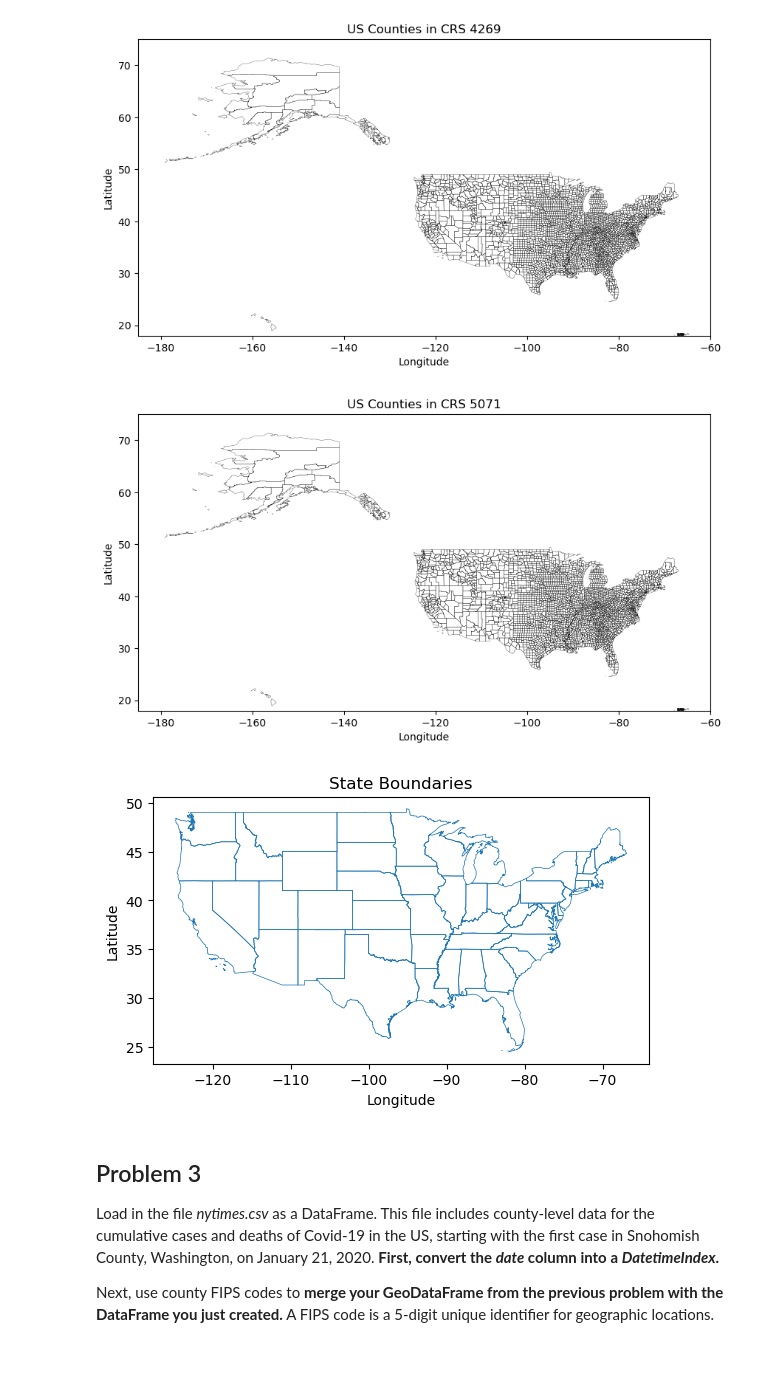
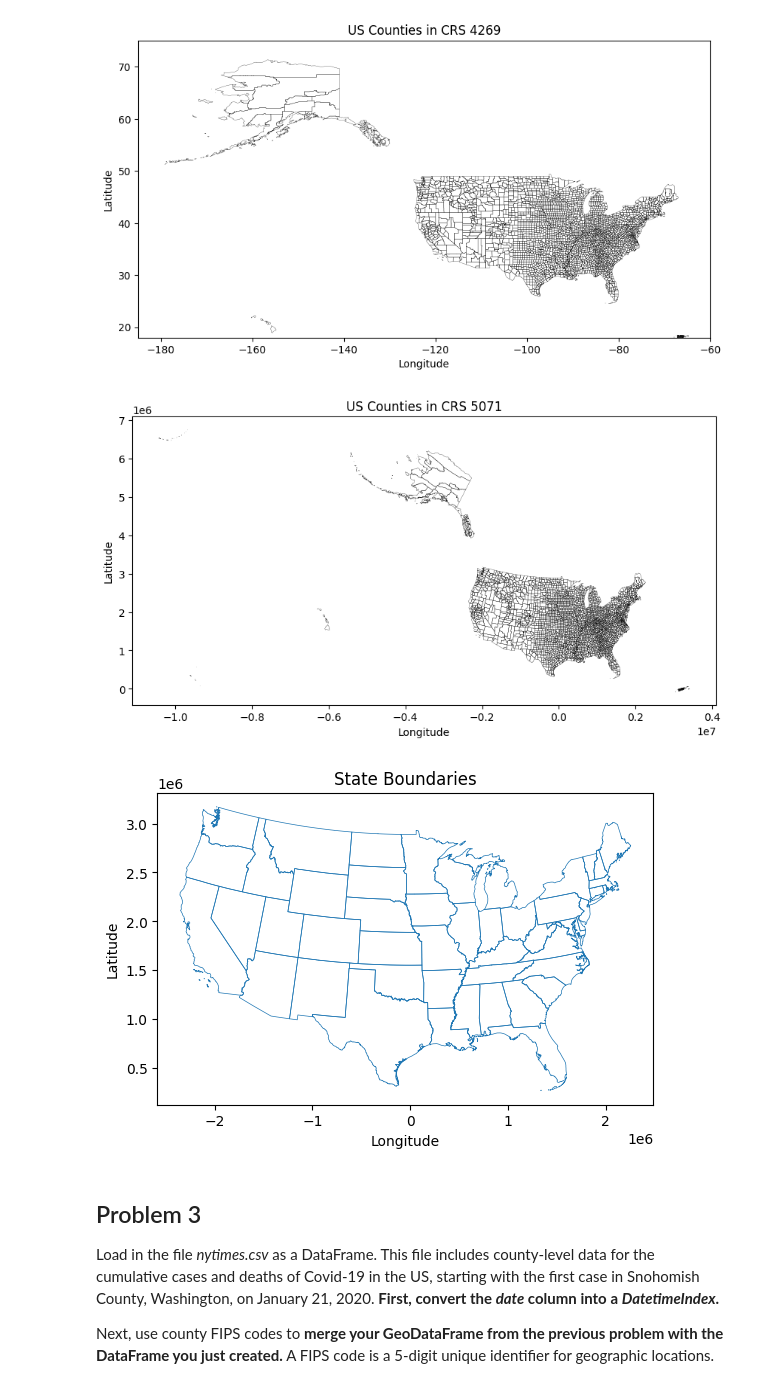
Before and after one commit to binDebug3/volume3, a Jupyter notebook: byu_vol3/Pandas4/pandas4.ipynb, the cells around one changed output. Saved outputs shown, nothing was run; the diff lists cells and outputs as text; code cells hidden in the pictures; blank space fills up the shorter version.

```diff
--- a/byu_vol3/Pandas4/pandas4.ipynb
+++ b/byu_vol3/Pandas4/pandas4.ipynb
@@ -93,40 +94,36 @@ plt.show()
 [figure]
 # %%
 # plot other formatting
-# TODO to crs does not work rip
-# counties.to_crs(5071,inplace=True)
+counties.to_crs(5071,inplace=True)
 
-fig,ax = plt.subplots(figsize=(10,7), ncols=1, nrows=1)
+fig, ax = plt.subplots(figsize=(10,7), ncols=1, nrows=1)
 base = counties["geometry"].boundary.plot(edgecolor='black', ax=ax, linewidth=0.2)
 
 # set plot parameters
 plt.title('US Counties in CRS 5071')
-plt.xlim(-185,-60)
-plt.ylim(18,75)
 plt.xlabel('Longitude')
 plt.ylabel('Latitude')
 plt.show()
 # %% [output]
-[figure, old version]
+[figure, new version]
 # %%
-states = gpd.read_file('county_data.gpkg')
-# to crs does not work rip
-# states.to_crs(5071,inplace=True)
+states = gpd.read_file('/mnt/c/Users/dalli/source/acme_senior/volume3/byu_vol3/Pandas4/county_data.gpkg')
+states.to_crs(5071,inplace=True)
 
 # drop unwanted regions
 states = states[~states['STATEFP'].isin(['02', '15', '60', '66', '69', '72', '78'])]
 
 # merge columns in the same state
 states = states.dissolve(by='STATEFP')
 
 # plot
 base = states.boundary.plot(linewidth=0.5)
 plt.title('State Boundaries')
 plt.xlabel('Longitude')
 plt.ylabel('Latitude')
 plt.show()
 # %% [output]
-[figure, old version]
+[figure, new version]
 # %% [markdown]
 ## Problem 3
 
```
Also changed, not shown: parts of 10 cells of this notebook, 3 other files.
